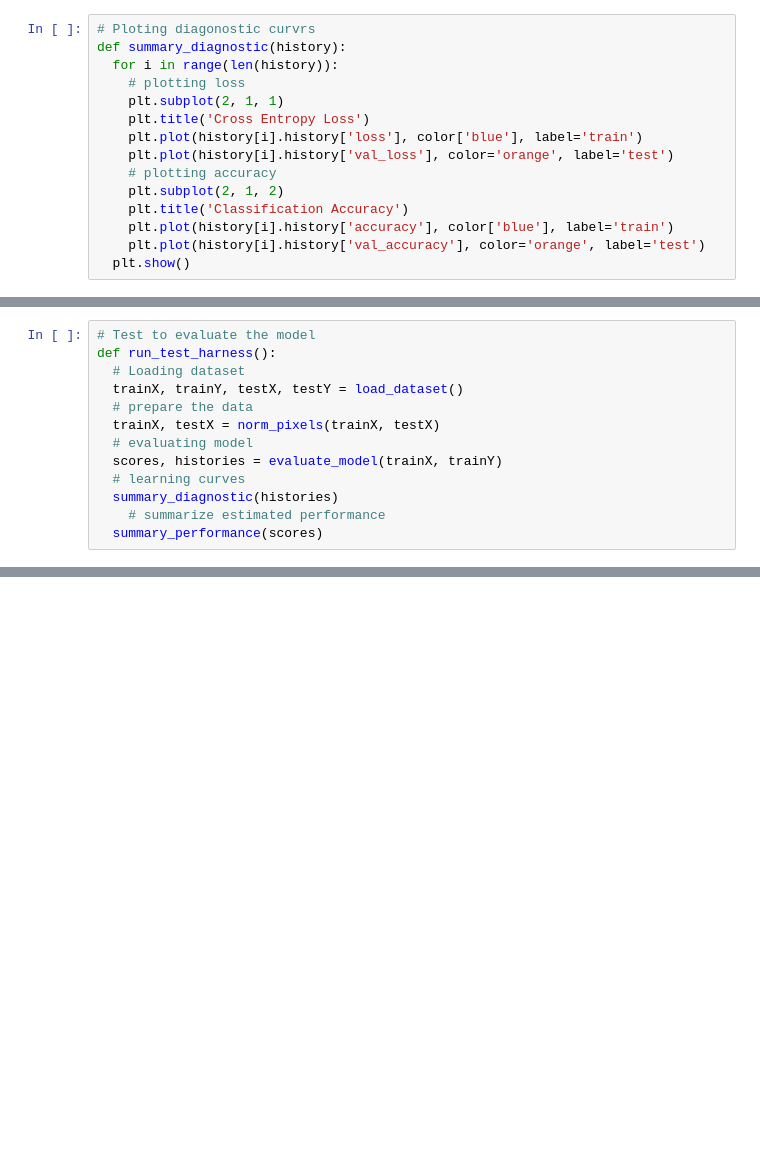
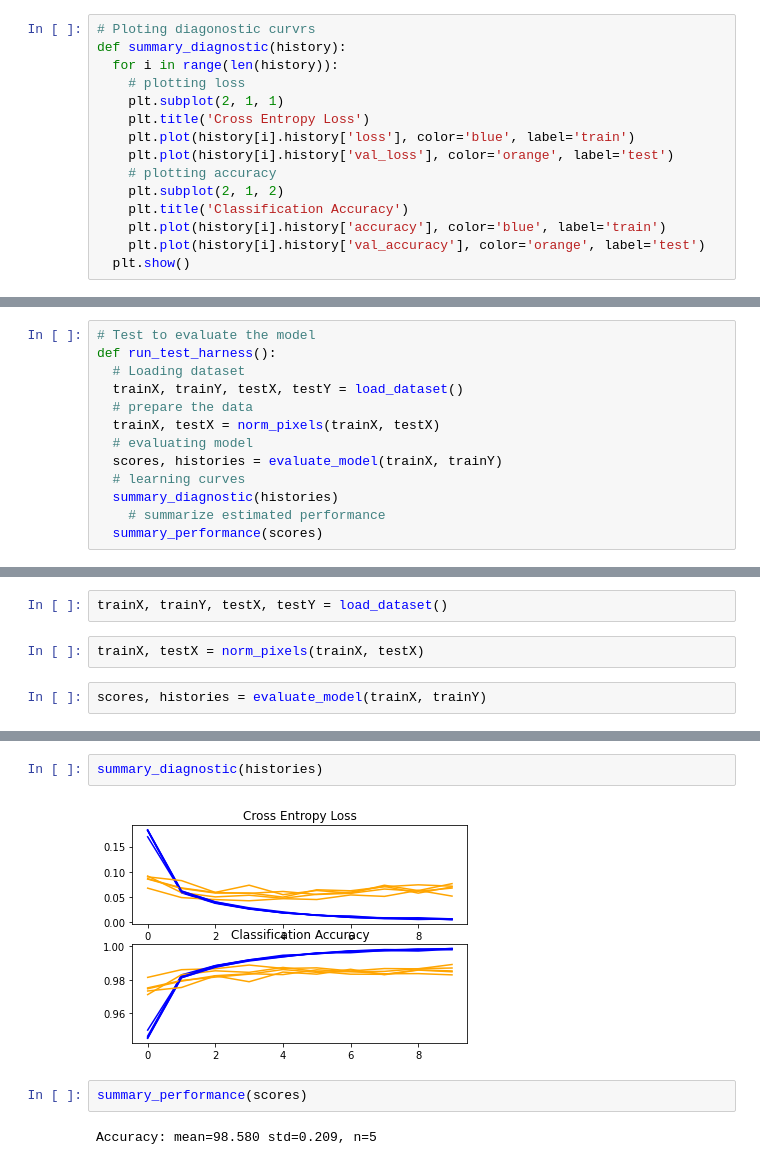
Before and after one commit to pratyushharsh/deepLearning, a Jupyter notebook: Digit_Classifier.ipynb, the cells around one changed output, grey strips where cells are left out. Drawn from its saved outputs; the diff is of its cells as text; blank space fills up the shorter version.

Commit message:
Basic model for Mnist

```diff
--- a/Digit_Classifier.ipynb
+++ b/Digit_Classifier.ipynb
@@ -93,12 +93,12 @@ def summary_diagnostic(history):
     # plotting loss
     plt.subplot(2, 1, 1)
     plt.title('Cross Entropy Loss')
-    plt.plot(history[i].history['loss'], color['blue'], label='train')
+    plt.plot(history[i].history['loss'], color='blue', label='train')
     plt.plot(history[i].history['val_loss'], color='orange', label='test')
     # plotting accuracy
     plt.subplot(2, 1, 2)
     plt.title('Classification Accuracy')
-    plt.plot(history[i].history['accuracy'], color['blue'], label='train')
+    plt.plot(history[i].history['accuracy'], color='blue', label='train')
     plt.plot(history[i].history['val_accuracy'], color='orange', label='test')
   plt.show()
 # %%
@@ -122,0 +121,6 @@ run_test_harness()
+# %%
+trainX, trainY, testX, testY = load_dataset()
+# %%
+trainX, testX = norm_pixels(trainX, testX)
+# %%
+scores, histories = evaluate_model(trainX, trainY)
@@ -122,0 +145,8 @@ run_test_harness()
+# %%
+summary_diagnostic(histories)
+# %% [output]
+[figure, added]
+# %%
+summary_performance(scores)
+# %% [output]
+Accuracy: mean=98.580 std=0.209, n=5
```
Also changed, not shown: parts of 6 cells of this notebook.
